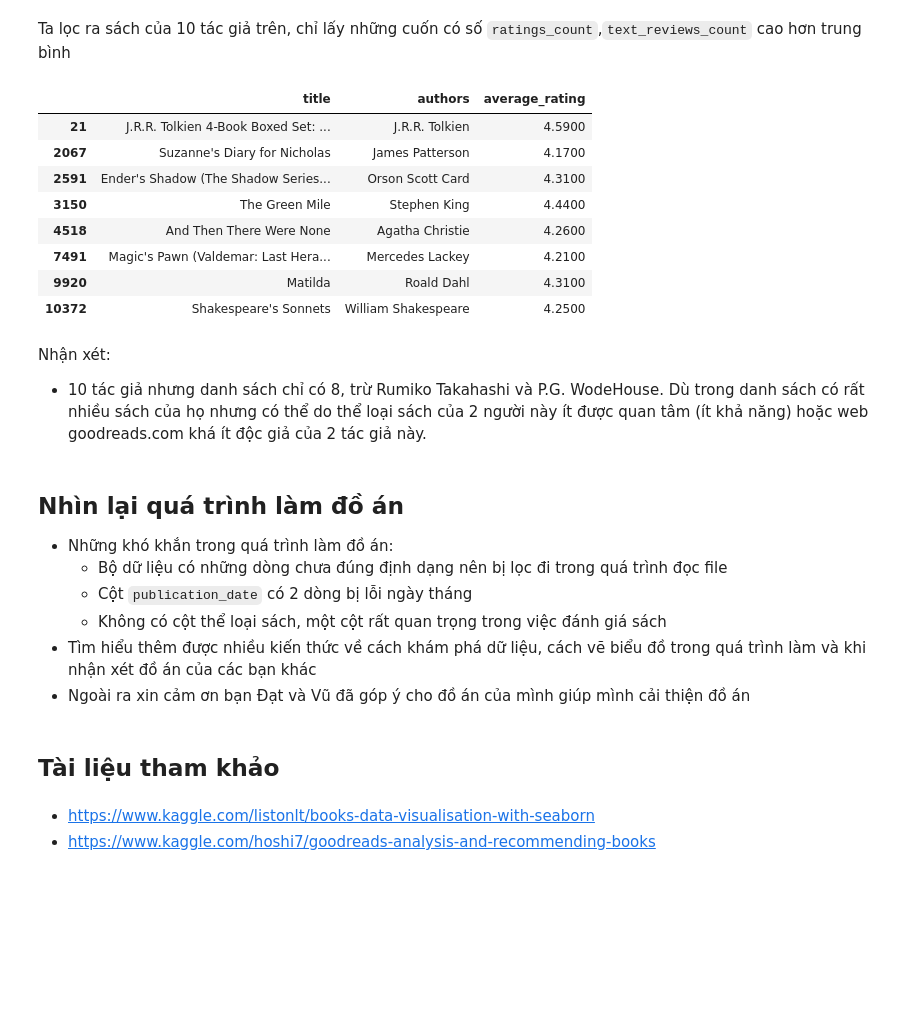
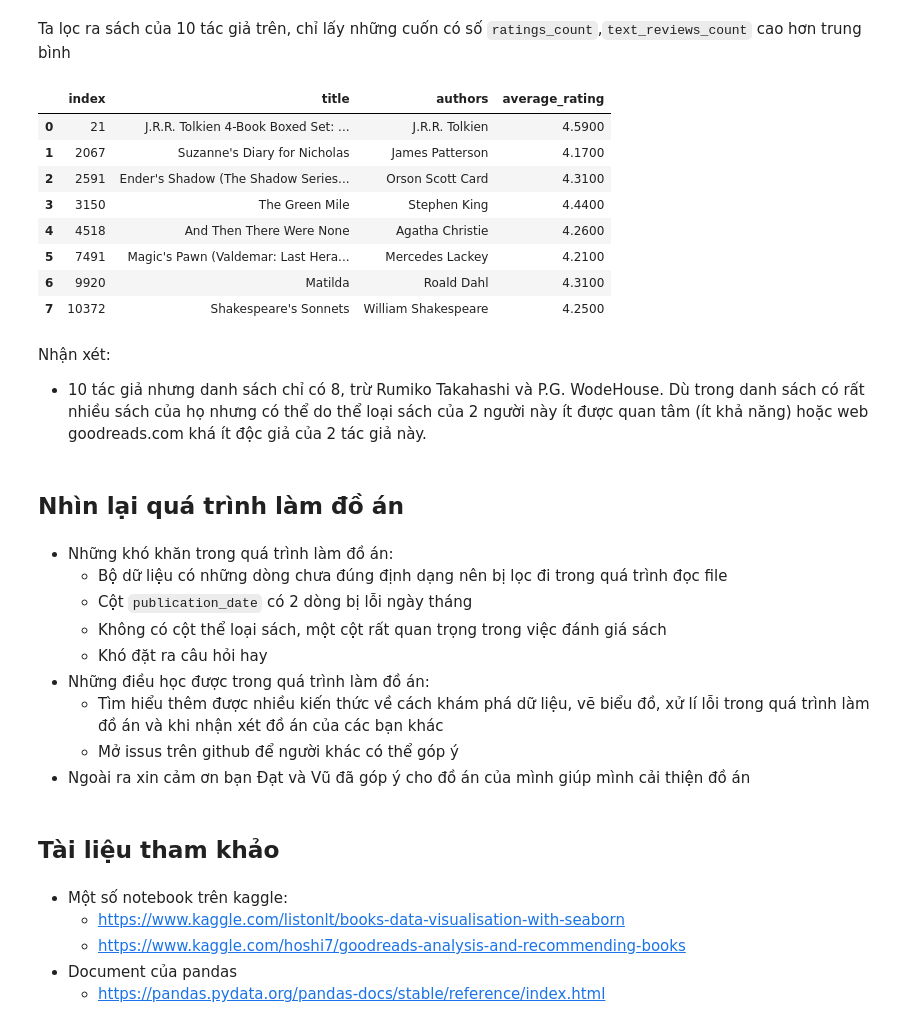
Before and after one commit to phucmanh1999/Final_Project_PFDS, a Jupyter notebook: 1712590-NguyenPhucManh.ipynb, the cells around one changed output. Cells and saved outputs as stored; diff of their text form; code cells hidden in the pictures; blank space fills up the shorter version.

```diff
--- a/1712590-NguyenPhucManh.ipynb
+++ b/1712590-NguyenPhucManh.ipynb
@@ -507,31 +505,38 @@ Ta lọc ra sách của 10 tác giả trên, chỉ lấy những cuốn có số
 # %%
 top_author = list(df.groupby('authors').agg('size').sort_values(ascending = False).head(10).index)
 book_of_top_author = df[(df['authors'].isin(top_author))&(df['ratings_count'] >= 17943) & (df['text_reviews_count'] >= 543)]#sách của các tác giả trên
 idx = book_of_top_author.groupby(['authors'])['average_rating'].transform(max) == book_of_top_author['average_rating']
-book_of_top_author[idx][['title','authors','average_rating']]
+book_of_top_author[idx][['title','authors','average_rating']].reset_index()
 # %% [output]
-|  | title | authors | average_rating |
-| 21 | J.R.R. Tolkien 4-Book Boxed Set: ... | J.R.R. Tolkien | 4.5900 |
-| 2067 | Suzanne's Diary for Nicholas | James Patterson | 4.1700 |
-| 2591 | Ender's Shadow (The Shadow Series... | Orson Scott Card | 4.3100 |
-| 3150 | The Green Mile | Stephen King | 4.4400 |
-| 4518 | And Then There Were None | Agatha Christie | 4.2600 |
-| 7491 | Magic's Pawn (Valdemar: Last Hera... | Mercedes Lackey | 4.2100 |
-| 9920 | Matilda | Roald Dahl | 4.3100 |
-| 10372 | Shakespeare's Sonnets | William Shakespeare | 4.2500 |
+|  | index | title | authors | average_rating |
+| 0 | 21 | J.R.R. Tolkien 4-Book Boxed Set: ... | J.R.R. Tolkien | 4.5900 |
+| 1 | 2067 | Suzanne's Diary for Nicholas | James Patterson | 4.1700 |
+| 2 | 2591 | Ender's Shadow (The Shadow Series... | Orson Scott Card | 4.3100 |
+| 3 | 3150 | The Green Mile | Stephen King | 4.4400 |
+| 4 | 4518 | And Then There Were None | Agatha Christie | 4.2600 |
+| 5 | 7491 | Magic's Pawn (Valdemar: Last Hera... | Mercedes Lackey | 4.2100 |
+| 6 | 9920 | Matilda | Roald Dahl | 4.3100 |
+| 7 | 10372 | Shakespeare's Sonnets | William Shakespeare | 4.2500 |
 # %% [markdown]
 Nhận xét:
 - 10 tác giả nhưng danh sách chỉ có 8, trừ Rumiko Takahashi và P.G. WodeHouse. Dù trong danh sách có rất nhiều sách của họ nhưng có thể do thể loại sách của 2 người này ít được quan tâm (ít khả năng) hoặc web goodreads.com khá ít độc giả của 2 tác giả này.
+# %% [markdown]
+## Nhìn lại quá trình làm đồ án
 # %% [markdown]
-## Nhìn lại quá trình làm đồ án
-- Những khó khắn trong quá trình làm đồ án:
+- Những khó khăn trong quá trình làm đồ án:
     - Bộ dữ liệu có những dòng chưa đúng định dạng nên bị lọc đi trong quá trình đọc file
     - Cột `publication_date` có 2 dòng bị lỗi ngày tháng
     - Không có cột thể loại sách, một cột rất quan trọng trong việc đánh giá sách
-- Tìm hiểu thêm được nhiều kiến thức về cách khám phá dữ liệu, cách vẽ biểu đồ trong quá trình làm và khi nhận xét đồ án của các bạn khác
+    - Khó đặt ra câu hỏi hay
+- Những điều học được trong quá trình làm đồ án:
+    - Tìm hiểu thêm được nhiều kiến thức về cách khám phá dữ liệu, vẽ biểu đồ, xử lí lỗi trong quá trình làm đồ án và khi nhận xét đồ án của các bạn khác
+    - Mở issus trên github để người khác có thể góp ý
 - Ngoài ra xin cảm ơn bạn Đạt và Vũ đã góp ý cho đồ án của mình giúp mình cải thiện đồ án
 # %% [markdown]
 ## Tài liệu tham khảo
 # %% [markdown]
-- https://www.kaggle.com/listonlt/books-data-visualisation-with-seaborn
-- https://www.kaggle.com/hoshi7/goodreads-analysis-and-recommending-books
+- Một số notebook trên kaggle:
+    - https://www.kaggle.com/listonlt/books-data-visualisation-with-seaborn
+    - https://www.kaggle.com/hoshi7/goodreads-analysis-and-recommending-books
+- Document của pandas
+    - https://pandas.pydata.org/pandas-docs/stable/reference/index.html
```
Also changed, not shown: parts of 2 cells of this notebook.
